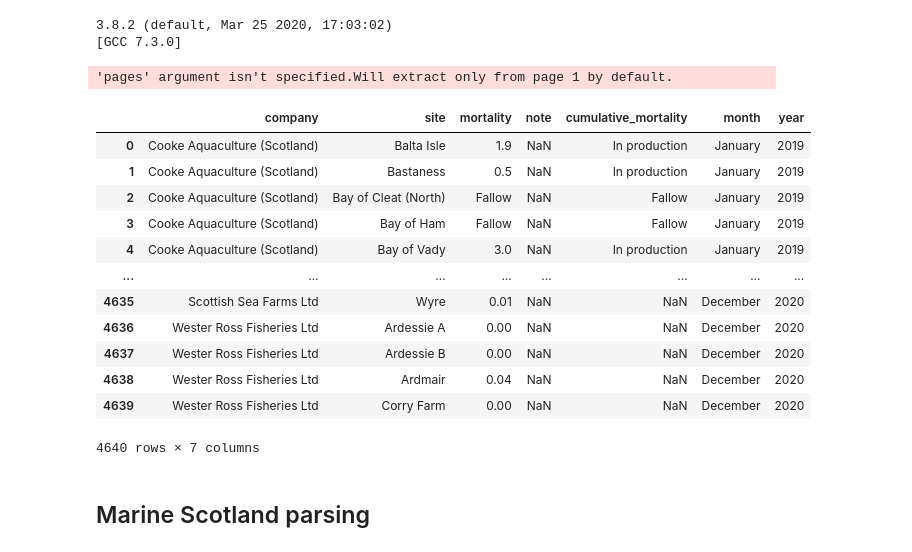
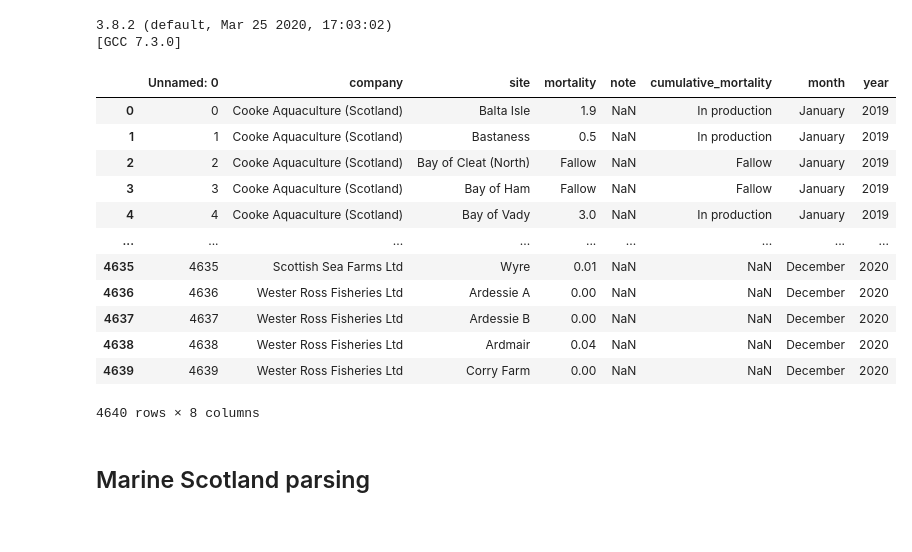
Before and after one commit to resistance-modelling/slim, a Jupyter notebook: slim/surveys/scraper.ipynb, the cells around one changed output. Drawn from its saved outputs; the diff is of its cells as text; code cells hidden in the pictures.

```diff
--- a/slim/surveys/scraper.ipynb
+++ b/slim/surveys/scraper.ipynb
@@ -107,25 +107,29 @@ def collate_years(range_):
 # %%
 # This is going to take some time
 
-df = collate_years(range(2019, 2021))
+REPORT_LOCATION = "output/reports/SS-full-2019-2020.csv"
+if not Path(REPORT_LOCATION).exists():
+    df = collate_years(range(2019, 2021))
+    df = df.replace({"Ardgadden": "Ardgaddan", "Ardcastle Bay": "Ardcastle"})
+    df.to_csv(REPORT_LOCATION)
+else:
+    df = pd.read_csv(REPORT_LOCATION)
+
+df
 # %% [output]
+|  | Unnamed: 0 | company | site | mortality | note | cumulative_mortality | month | year |
+| 0 | 0 | Cooke Aquaculture (Scotland) | Balta Isle | 1.9 | NaN | In production | January | 2019 |
+| 1 | 1 | Cooke Aquaculture (Scotland) | Bastaness | 0.5 | NaN | In production | January | 2019 |
+| 2 | 2 | Cooke Aquaculture (Scotland) | Bay of Cleat (North) | Fallow | NaN | Fallow | January | 2019 |
+| 3 | 3 | Cooke Aquaculture (Scotland) | Bay of Ham | Fallow | NaN | Fallow | January | 2019 |
+| 4 | 4 | Cooke Aquaculture (Scotland) | Bay of Vady | 3.0 | NaN | In production | January | 2019 |
+| ... | ... | ... | ... | ... | ... | ... | ... | ... |
+| 4635 | 4635 | Scottish Sea Farms Ltd | Wyre | 0.01 | NaN | NaN | December | 2020 |
+| 4636 | 4636 | Wester Ross Fisheries Ltd | Ardessie A | 0.00 | NaN | NaN | December | 2020 |
+| 4637 | 4637 | Wester Ross Fisheries Ltd | Ardessie B | 0.00 | NaN | NaN | December | 2020 |
+| 4638 | 4638 | Wester Ross Fisheries Ltd | Ardmair | 0.04 | NaN | NaN | December | 2020 |
+| 4639 | 4639 | Wester Ross Fisheries Ltd | Corry Farm | 0.00 | NaN | NaN | December | 2020 |
-'pages' argument isn't specified.Will extract only from page 1 by default.
+4640 rows × 8 columns
-# %%
-df
-# %% [output]
-|  | company | site | mortality | note | cumulative_mortality | month | year |
-| 0 | Cooke Aquaculture (Scotland) | Balta Isle | 1.9 | NaN | In production | January | 2019 |
-| 1 | Cooke Aquaculture (Scotland) | Bastaness | 0.5 | NaN | In production | January | 2019 |
-| 2 | Cooke Aquaculture (Scotland) | Bay of Cleat (North) | Fallow | NaN | Fallow | January | 2019 |
-| 3 | Cooke Aquaculture (Scotland) | Bay of Ham | Fallow | NaN | Fallow | January | 2019 |
-| 4 | Cooke Aquaculture (Scotland) | Bay of Vady | 3.0 | NaN | In production | January | 2019 |
-| ... | ... | ... | ... | ... | ... | ... | ... |
-| 4635 | Scottish Sea Farms Ltd | Wyre | 0.01 | NaN | NaN | December | 2020 |
-| 4636 | Wester Ross Fisheries Ltd | Ardessie A | 0.00 | NaN | NaN | December | 2020 |
-| 4637 | Wester Ross Fisheries Ltd | Ardessie B | 0.00 | NaN | NaN | December | 2020 |
-| 4638 | Wester Ross Fisheries Ltd | Ardmair | 0.04 | NaN | NaN | December | 2020 |
-| 4639 | Wester Ross Fisheries Ltd | Corry Farm | 0.00 | NaN | NaN | December | 2020 |
-4640 rows × 7 columns
 # %% [markdown]
 ## Marine Scotland parsing
 # %%
```
Also changed, not shown: parts of 15 cells of this notebook, 11 other files.
